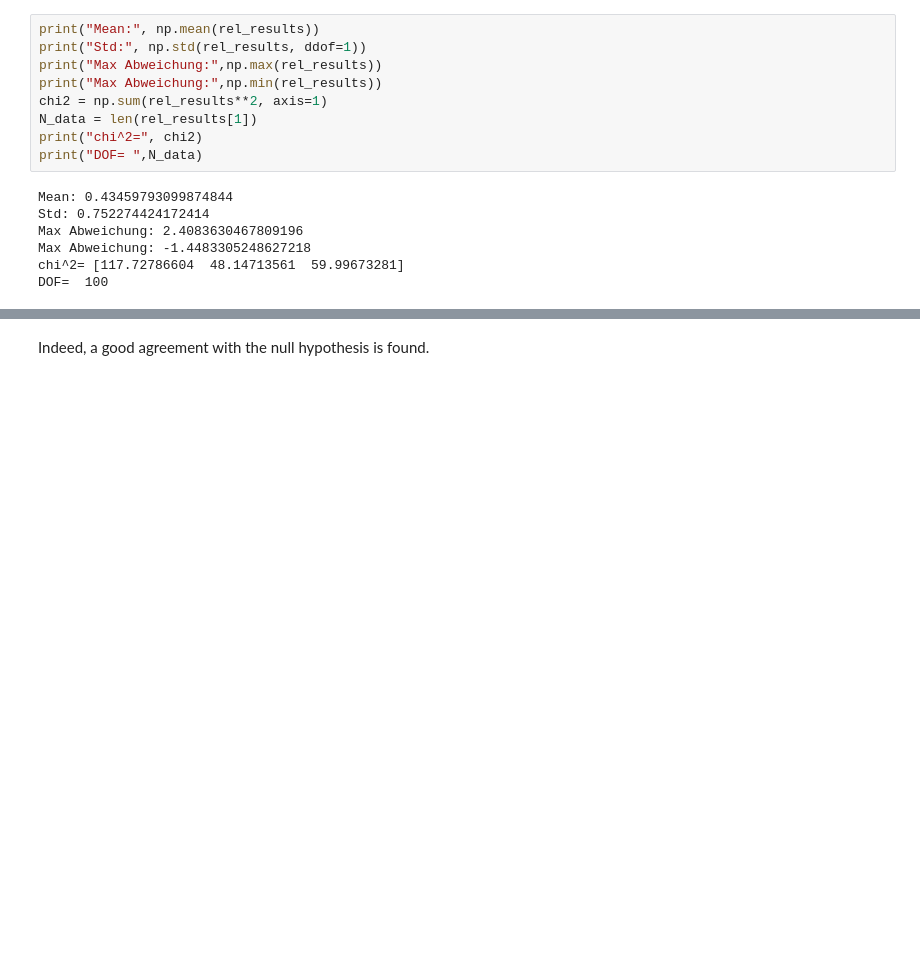
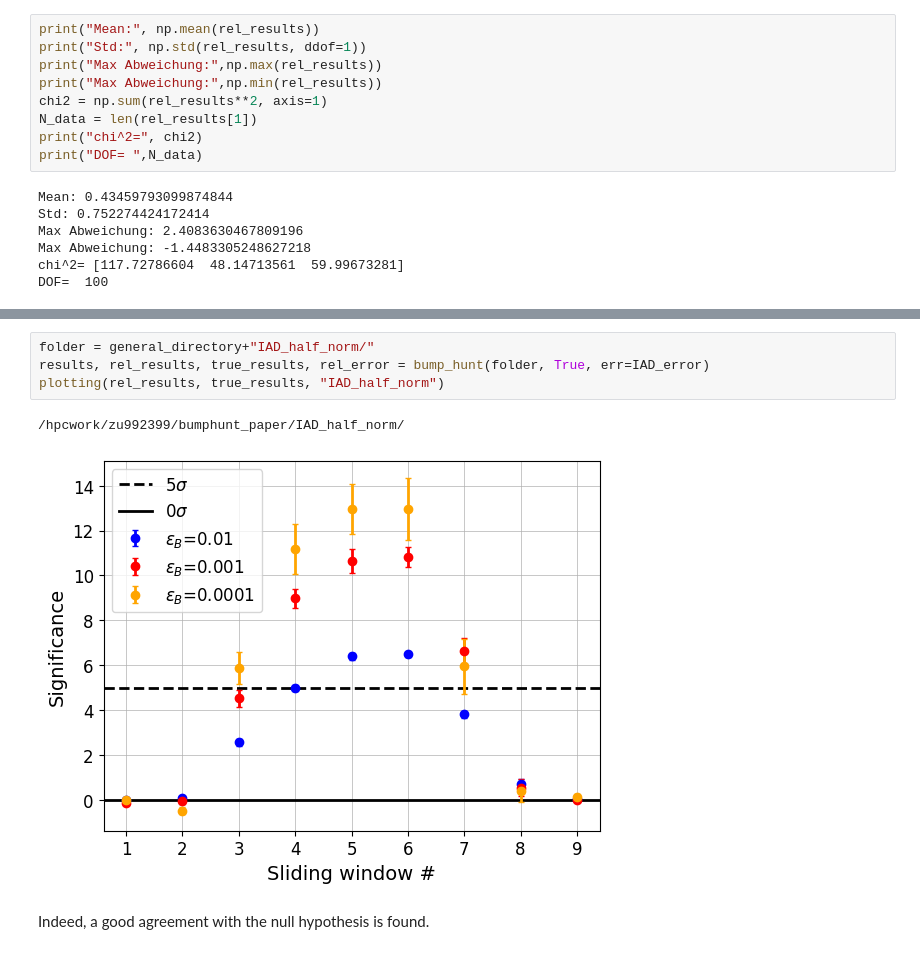
Before and after one commit to mariehein/bumphunt_paper, a Jupyter notebook: bumphunt_plotting.ipynb, the cells around one changed output, grey strips where cells are left out. Cells and saved outputs as stored; diff of their text form; blank space fills up the shorter version.

```diff
--- a/bumphunt_plotting.ipynb
+++ b/bumphunt_plotting.ipynb
@@ -254,3 +272,10 @@ DOF=  100
+# %%
+folder = general_directory+"IAD_half_norm/"
+results, rel_results, true_results, rel_error = bump_hunt(folder, True, err=IAD_error)
+plotting(rel_results, true_results, "IAD_half_norm")
+# %% [output]
+/hpcwork/zu992399/bumphunt_paper/IAD_half_norm/
+[figure, added]
 # %% [markdown]
 Indeed, a good agreement with the null hypothesis is found.
 # %% [markdown]
```
Also changed, not shown: parts of 2 cells of this notebook, 2 other files.
